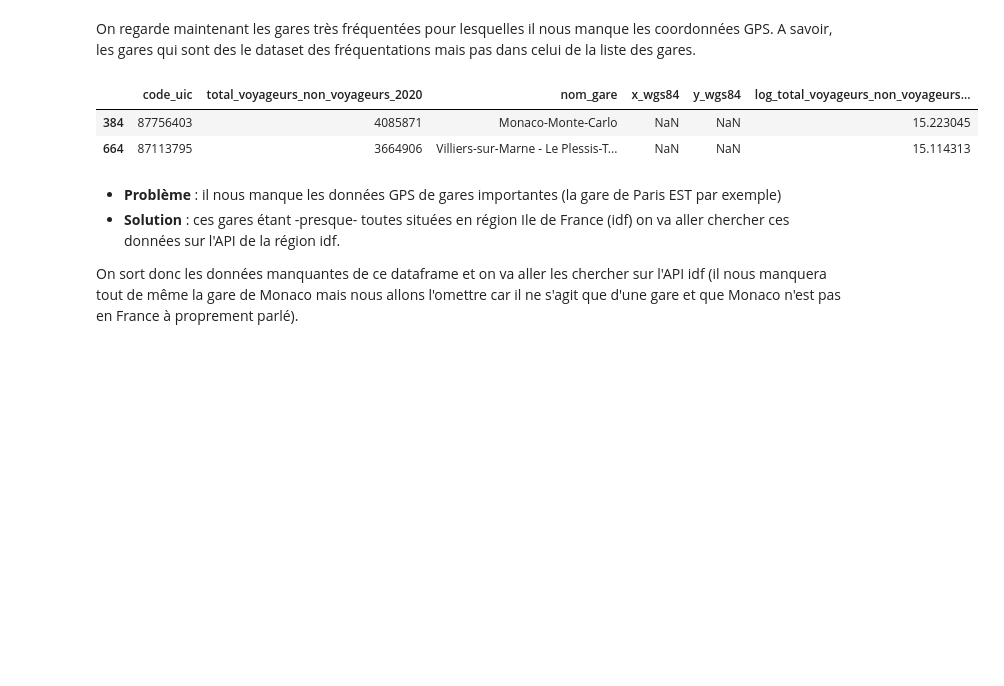
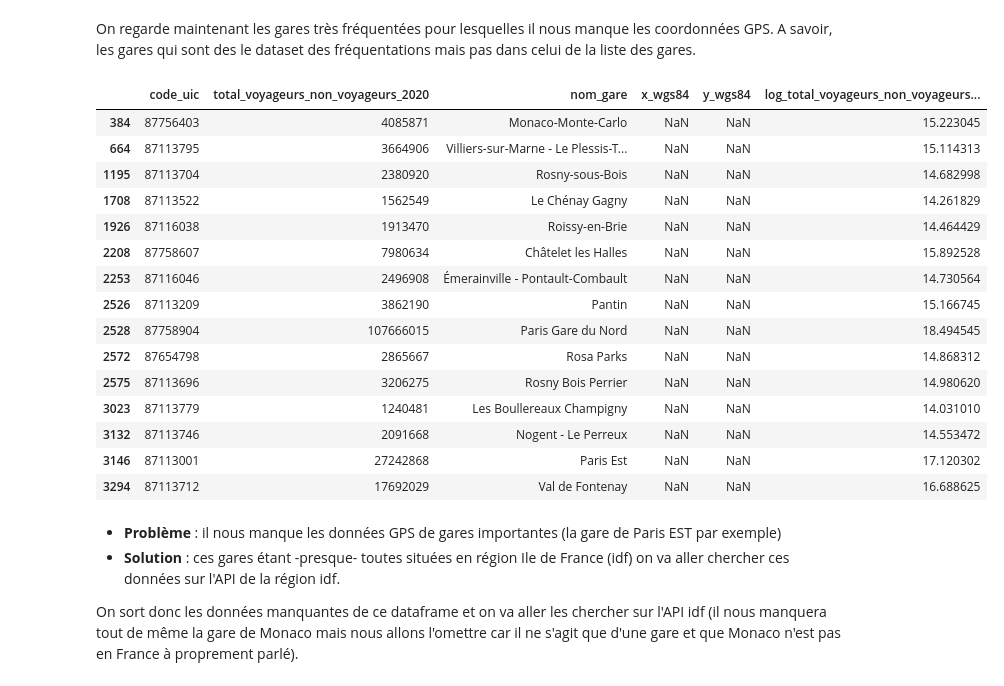
Before and after one commit to DiegoRenaud/Exercice, a Jupyter notebook: Notebook_final.ipynb, the cells around one changed output. Cells and saved outputs as stored; diff of their text form; code cells hidden in the pictures; blank space fills up the shorter version.

```diff
--- a/Notebook_final.ipynb
+++ b/Notebook_final.ipynb
@@ -105,11 +118,24 @@ df_gares_principales = df_gares_merged[df_gares_merged['log_total_voyageurs_non_
 On regarde maintenant les gares très fréquentées pour lesquelles il nous manque les coordonnées GPS. A savoir, les gares qui sont des le dataset des fréquentations mais pas dans celui de la liste des gares.
 # %%
 df_gares_manquantes  = df_gares_principales[df_gares_principales['x_wgs84'].isna()==True]
-df_gares_manquantes.head(2)
+df_gares_manquantes
 # %% [output]
 |  | code_uic | total_voyageurs_non_voyageurs_2020 | nom_gare | x_wgs84 | y_wgs84 | log_total_voyageurs_non_voyageurs... |
 | 384 | 87756403 | 4085871 | Monaco-Monte-Carlo | NaN | NaN | 15.223045 |
 | 664 | 87113795 | 3664906 | Villiers-sur-Marne - Le Plessis-T... | NaN | NaN | 15.114313 |
+| 1195 | 87113704 | 2380920 | Rosny-sous-Bois | NaN | NaN | 14.682998 |
+| 1708 | 87113522 | 1562549 | Le Chénay Gagny | NaN | NaN | 14.261829 |
+| 1926 | 87116038 | 1913470 | Roissy-en-Brie | NaN | NaN | 14.464429 |
+| 2208 | 87758607 | 7980634 | Châtelet les Halles | NaN | NaN | 15.892528 |
+| 2253 | 87116046 | 2496908 | Émerainville - Pontault-Combault | NaN | NaN | 14.730564 |
+| 2526 | 87113209 | 3862190 | Pantin | NaN | NaN | 15.166745 |
+| 2528 | 87758904 | 107666015 | Paris Gare du Nord | NaN | NaN | 18.494545 |
+| 2572 | 87654798 | 2865667 | Rosa Parks | NaN | NaN | 14.868312 |
+| 2575 | 87113696 | 3206275 | Rosny Bois Perrier | NaN | NaN | 14.980620 |
+| 3023 | 87113779 | 1240481 | Les Boullereaux Champigny | NaN | NaN | 14.031010 |
+| 3132 | 87113746 | 2091668 | Nogent - Le Perreux | NaN | NaN | 14.553472 |
+| 3146 | 87113001 | 27242868 | Paris Est | NaN | NaN | 17.120302 |
+| 3294 | 87113712 | 17692029 | Val de Fontenay | NaN | NaN | 16.688625 |
 # %% [markdown]
 - **Problème** : il nous manque les données GPS de gares importantes (la gare de Paris EST par exemple)
 - **Solution** : ces gares étant -presque- toutes situées en région Ile de France (idf) on va aller chercher ces données sur l'API de la région idf.
```
Also changed, not shown: parts of 18 cells of this notebook.
